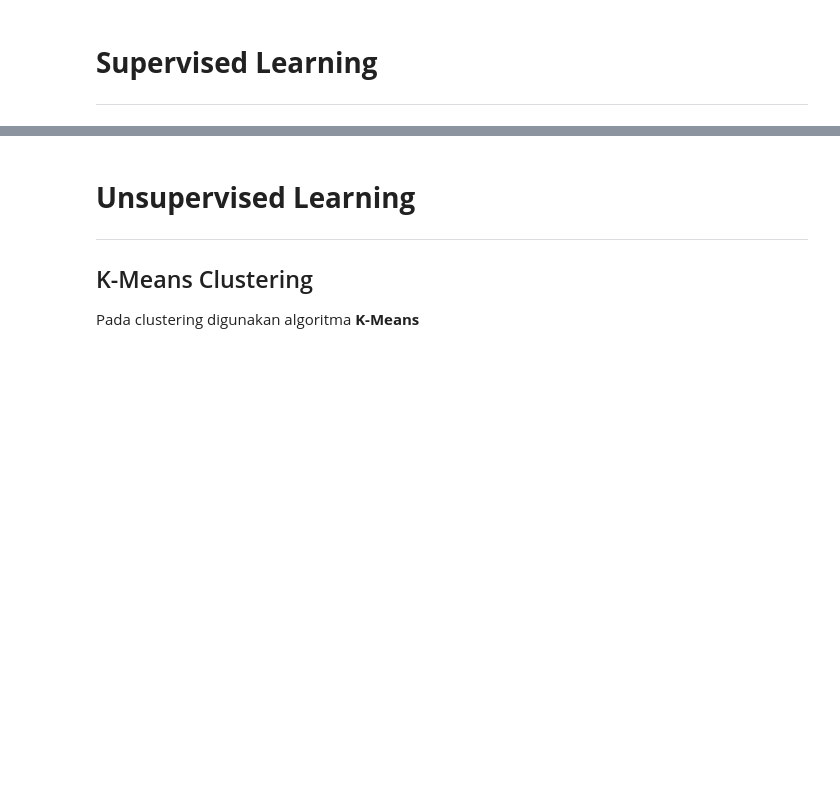
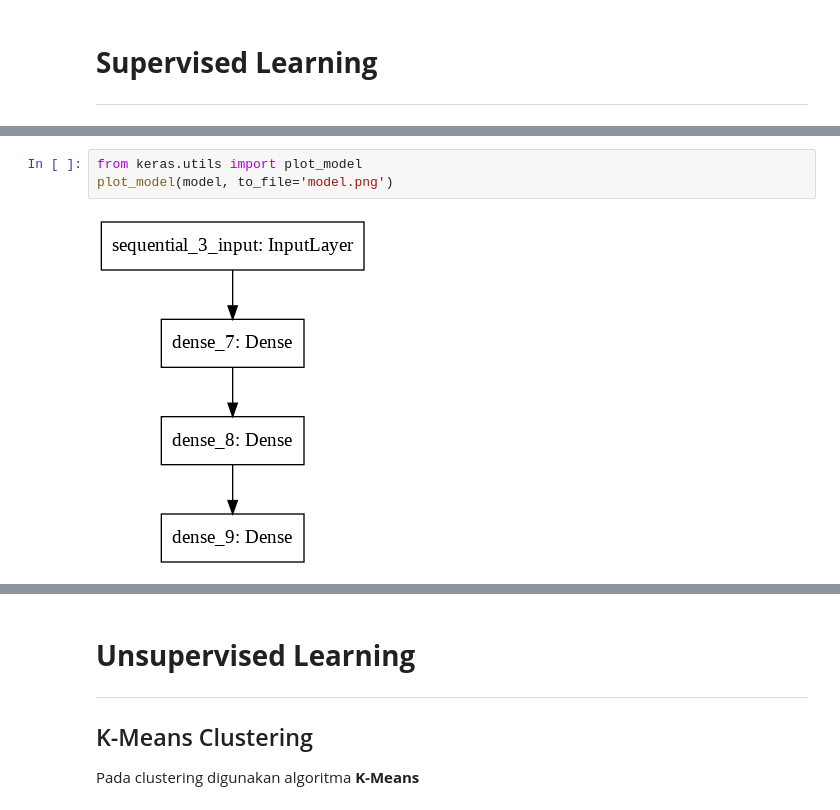
Before and after one commit to ehardi19/Final-Task-Machine-Learning, a Jupyter notebook: Tugas_1301174099_1301174223.ipynb, the cells around one changed output, grey strips where cells are left out. Saved outputs shown, nothing was run; the diff lists cells and outputs as text; blank space fills up the shorter version.

```diff
--- a/Tugas_1301174099_1301174223.ipynb
+++ b/Tugas_1301174099_1301174223.ipynb
@@ -132,0 +181,5 @@ df
+# %%
+from keras.utils import plot_model
+plot_model(model, to_file='model.png')
+# %% [output]
+[figure, added]
```
Also changed, not shown: parts of 10 cells of this notebook.
